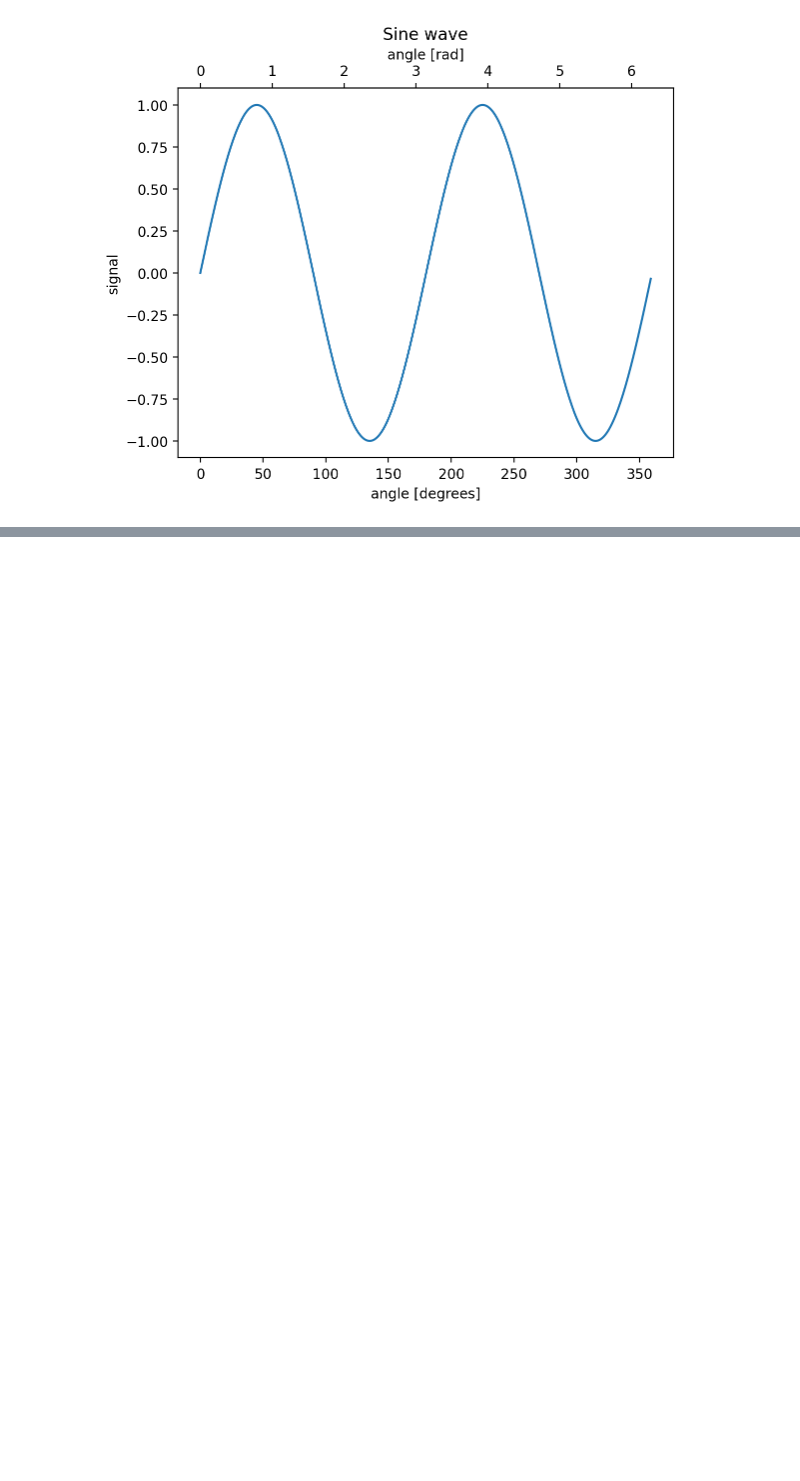
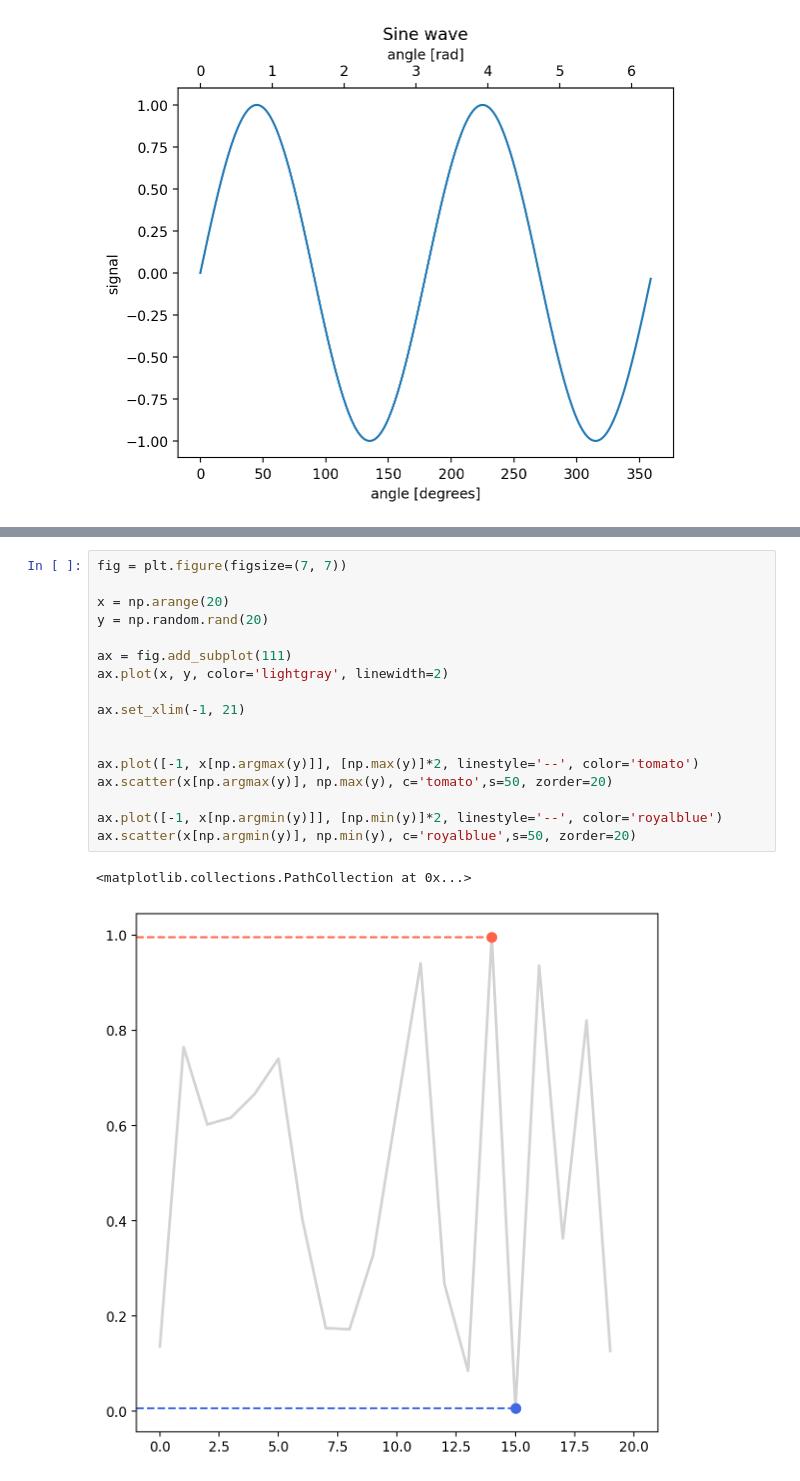
Before and after one commit to DarrenKwonDev/statistics-and-data-driven, a Jupyter notebook: viz/3.line_plot.ipynb, the cells around one changed output, grey strips where cells are left out. Cells and saved outputs as stored; diff of their text form; blank space fills up the shorter version.

```diff
--- a/viz/3.line_plot.ipynb
+++ b/viz/3.line_plot.ipynb
@@ -226,0 +249,20 @@ secax.set_xlabel('angle [rad]')
+# %%
+fig = plt.figure(figsize=(7, 7))
+
+x = np.arange(20)
+y = np.random.rand(20)
+
+ax = fig.add_subplot(111)
+ax.plot(x, y, color='lightgray', linewidth=2)
+
+ax.set_xlim(-1, 21)
+
+
+ax.plot([-1, x[np.argmax(y)]], [np.max(y)]*2, linestyle='--', color='tomato')
+ax.scatter(x[np.argmax(y)], np.max(y), c='tomato',s=50, zorder=20)
+
+ax.plot([-1, x[np.argmin(y)]], [np.min(y)]*2, linestyle='--', color='royalblue')
+ax.scatter(x[np.argmin(y)], np.min(y), c='royalblue',s=50, zorder=20)
+# %% [output]
+<matplotlib.collections.PathCollection at 0x...>
+[figure, added]
```
Also changed, not shown: parts of 2 cells of this notebook, 1 other file.
